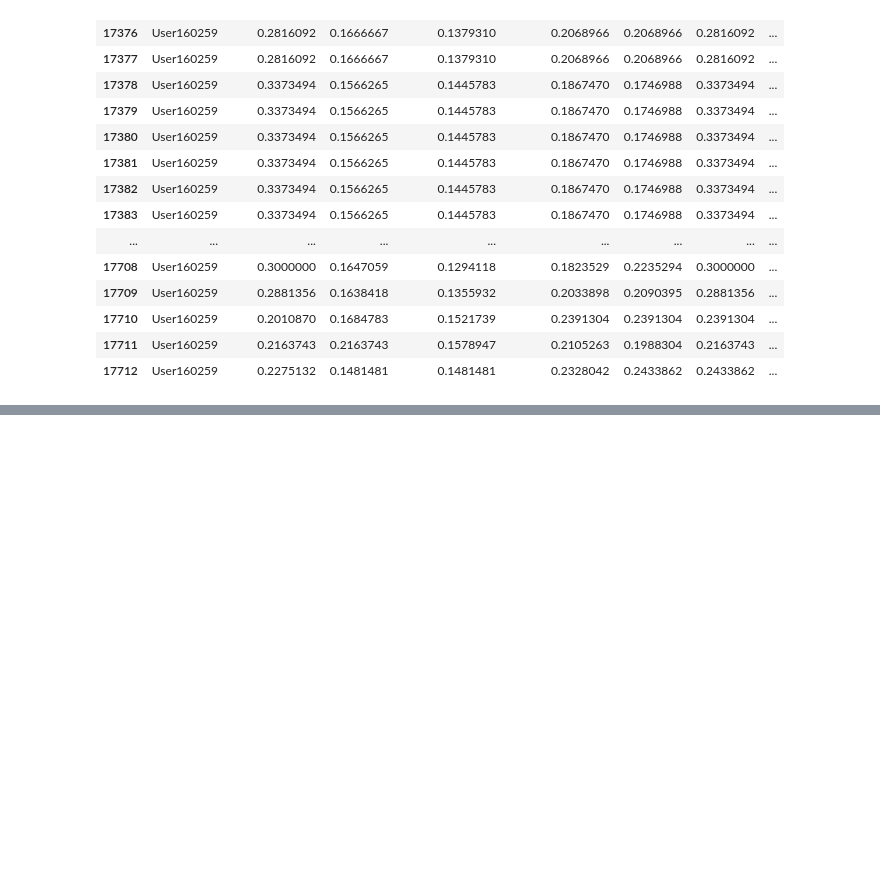
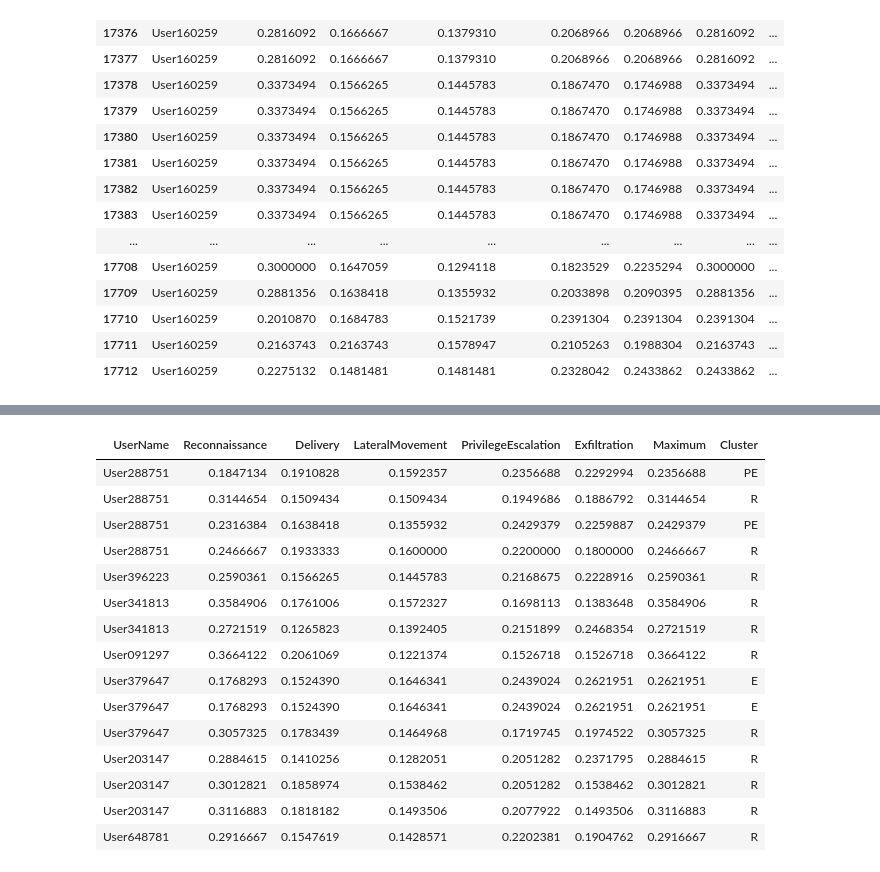
Before and after one commit to gabejg/Advanced-Cyber-Analytics-for-Attack-Detection, a Jupyter notebook: Alex/4 - Kill Chain/KC implementation.ipynb, the cells around one changed output, grey strips where cells are left out. Cells and saved outputs as stored; diff of their text form; code cells hidden in the pictures; blank space fills up the shorter version.

```diff
--- a/Alex/4 - Kill Chain/KC implementation.ipynb
+++ b/Alex/4 - Kill Chain/KC implementation.ipynb
@@ -980,0 +1018,3 @@ Probs_with_clusters[Probs_with_clusters$UserName==sample(df$UserName, size=1), ]
+# %%
+df$Day <- df$Day + df$Hour/24
+head(df)
@@ -980,0 +1029,3 @@ Probs_with_clusters[Probs_with_clusters$UserName==sample(df$UserName, size=1), ]
+# %%
+df<- df[order(df$Day), ]
+head(df, 20)
@@ -980,0 +1040,3 @@ Probs_with_clusters[Probs_with_clusters$UserName==sample(df$UserName, size=1), ]
+# %%
+df<- df[,-c(6:8)]
+head(df)
@@ -980,0 +1085,29 @@ Probs_with_clusters[Probs_with_clusters$UserName==sample(df$UserName, size=1), ]
+# %%
+StageAssignExpect <- function() {
+    R <- rowSums(Stages)
+    Probs <- Stages/R
+    Maximum <- pmax(Probs$Reconnaissance,Probs$Delivery,Probs$LateralMovement,Probs$PrivilegeEscalation,Probs$Exfiltration)
+    Probs_with_clusters <- cbind(Probs, Maximum)
+
+    Cluster <- vector(len=nrow(Probs_with_clusters))
+for(i in 1:nrow(Probs_with_clusters)) {
+    if(Probs_with_clusters$Maximum[i]==Probs_with_clusters$Reconnaissance[i]) {
+        Cluster[i] <- "R"
+    }
+    if(Probs_with_clusters$Maximum[i]==Probs_with_clusters$Delivery[i]) {
+        Cluster[i] <- "D"
+    }
+    if(Probs_with_clusters$Maximum[i]==Probs_with_clusters$LateralMovement[i]) {
+        Cluster[i] <- "LM"
+    }
+    if(Probs_with_clusters$Maximum[i]==Probs_with_clusters$PrivilegeEscalation[i]) {
+        Cluster[i] <- "PE"
+    }
+    if(Probs_with_clusters$Maximum[i]==Probs_with_clusters$Exfiltration[i]) {
+        Cluster[i] <- "E"
+    }
+}
+
+Probs_with_clusters <<- cbind(UserName = df$UserName, Probs_with_clusters, Cluster)
+
+}
@@ -980,0 +1116,19 @@ Probs_with_clusters[Probs_with_clusters$UserName==sample(df$UserName, size=1), ]
+# %%
+head(Probs_with_clusters, 15)
+# %% [output]
+| UserName | Reconnaissance | Delivery | LateralMovement | PrivilegeEscalation | Exfiltration | Maximum | Cluster |
+| User288751 | 0.1847134 | 0.1910828 | 0.1592357 | 0.2356688 | 0.2292994 | 0.2356688 | PE |
+| User288751 | 0.3144654 | 0.1509434 | 0.1509434 | 0.1949686 | 0.1886792 | 0.3144654 | R |
+| User288751 | 0.2316384 | 0.1638418 | 0.1355932 | 0.2429379 | 0.2259887 | 0.2429379 | PE |
+| User288751 | 0.2466667 | 0.1933333 | 0.1600000 | 0.2200000 | 0.1800000 | 0.2466667 | R |
+| User396223 | 0.2590361 | 0.1566265 | 0.1445783 | 0.2168675 | 0.2228916 | 0.2590361 | R |
+| User341813 | 0.3584906 | 0.1761006 | 0.1572327 | 0.1698113 | 0.1383648 | 0.3584906 | R |
+| User341813 | 0.2721519 | 0.1265823 | 0.1392405 | 0.2151899 | 0.2468354 | 0.2721519 | R |
+| User091297 | 0.3664122 | 0.2061069 | 0.1221374 | 0.1526718 | 0.1526718 | 0.3664122 | R |
+| User379647 | 0.1768293 | 0.1524390 | 0.1646341 | 0.2439024 | 0.2621951 | 0.2621951 | E |
+| User379647 | 0.1768293 | 0.1524390 | 0.1646341 | 0.2439024 | 0.2621951 | 0.2621951 | E |
+| User379647 | 0.3057325 | 0.1783439 | 0.1464968 | 0.1719745 | 0.1974522 | 0.3057325 | R |
+| User203147 | 0.2884615 | 0.1410256 | 0.1282051 | 0.2051282 | 0.2371795 | 0.2884615 | R |
+| User203147 | 0.3012821 | 0.1858974 | 0.1538462 | 0.2051282 | 0.1538462 | 0.3012821 | R |
+| User203147 | 0.3116883 | 0.1818182 | 0.1493506 | 0.2077922 | 0.1493506 | 0.3116883 | R |
+| User648781 | 0.2916667 | 0.1547619 | 0.1428571 | 0.2202381 | 0.1904762 | 0.2916667 | R |
```
Also changed, not shown: parts of 13 cells of this notebook.
